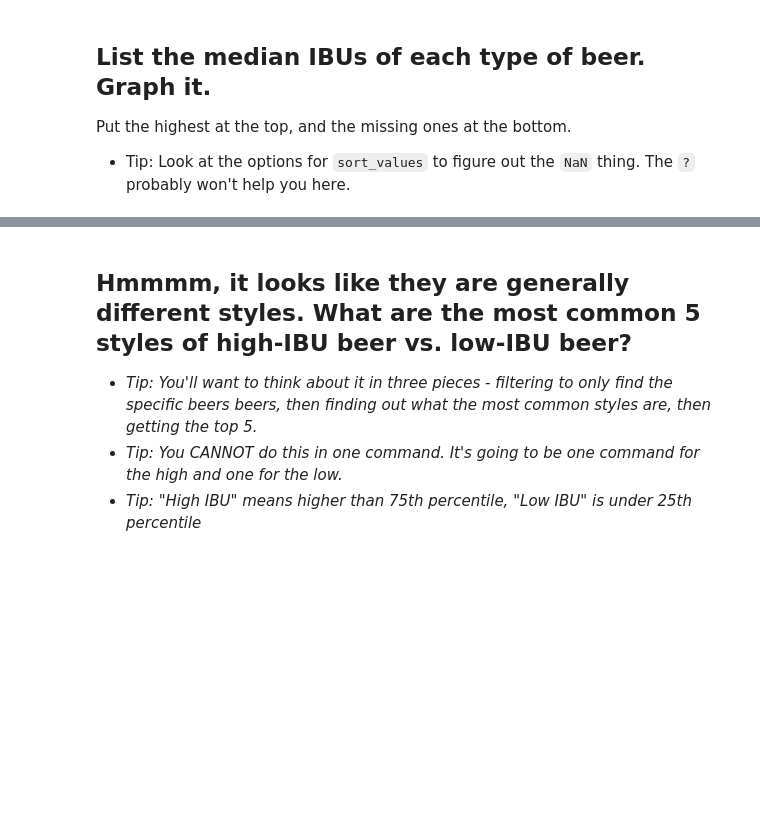
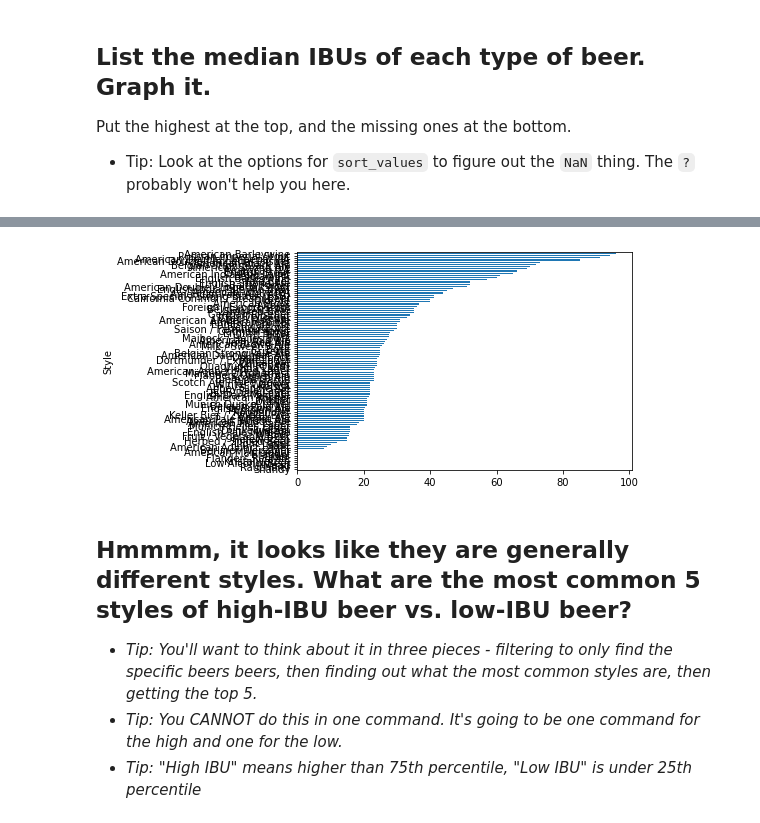
Before and after one commit to obverter/lede-homework-7, a Jupyter notebook: 07-homework/beer/Dataset ONE - Beer cans.ipynb, the cells around one changed output, grey strips where cells are left out. Saved outputs shown, nothing was run; the diff lists cells and outputs as text; code cells hidden in the pictures; blank space fills up the shorter version.

```diff
--- a/07-homework/beer/Dataset ONE - Beer cans.ipynb
+++ b/07-homework/beer/Dataset ONE - Beer cans.ipynb
@@ -252,3 +352,6 @@ It looks like some of those values *aren't numbers*. There are two ways to fix t
 Put the highest at the top, and the missing ones at the bottom.
 
 - Tip: Look at the options for `sort_values` to figure out the `NaN` thing. The `?` probably won't help you here.
+# %%
+style_IBUs = df.groupby('Style').IBUs.median().sort_values(ascending=False, na_position='last')
+style_IBUs
@@ -255,3 +372,7 @@ Put the highest at the top, and the missing ones at the bottom.
+# %%
+style_IBUs.plot.barh().invert_yaxis() #  beautiful
+# %% [output]
+[figure, added]
 # %% [markdown]
 ## Hmmmm, it looks like they are generally different styles. What are the most common 5 styles of high-IBU beer vs. low-IBU beer?
 
```
Also changed, not shown: parts of 23 cells of this notebook.
